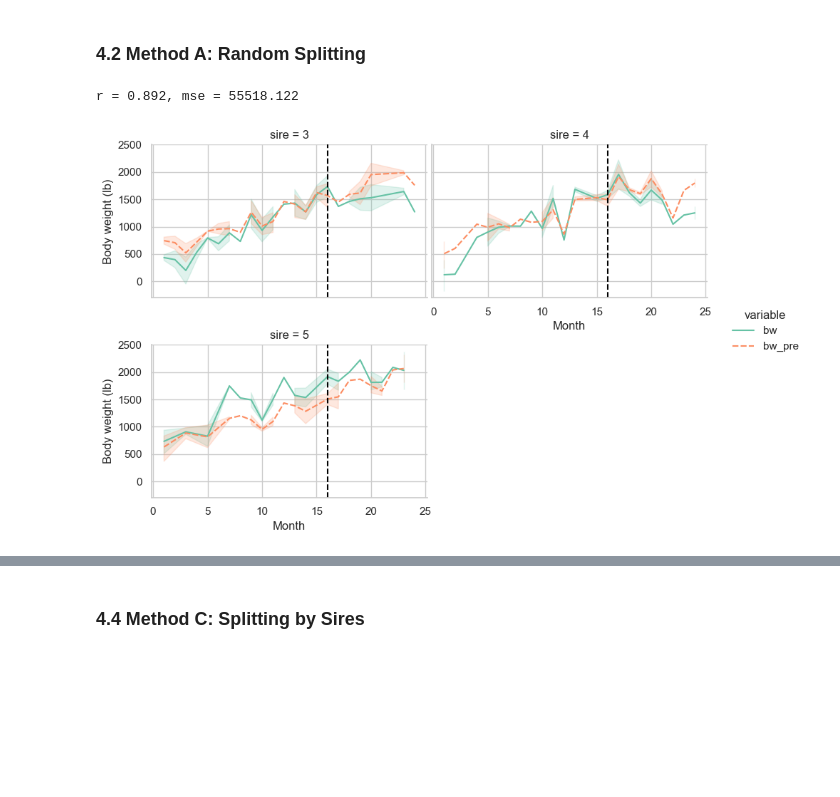
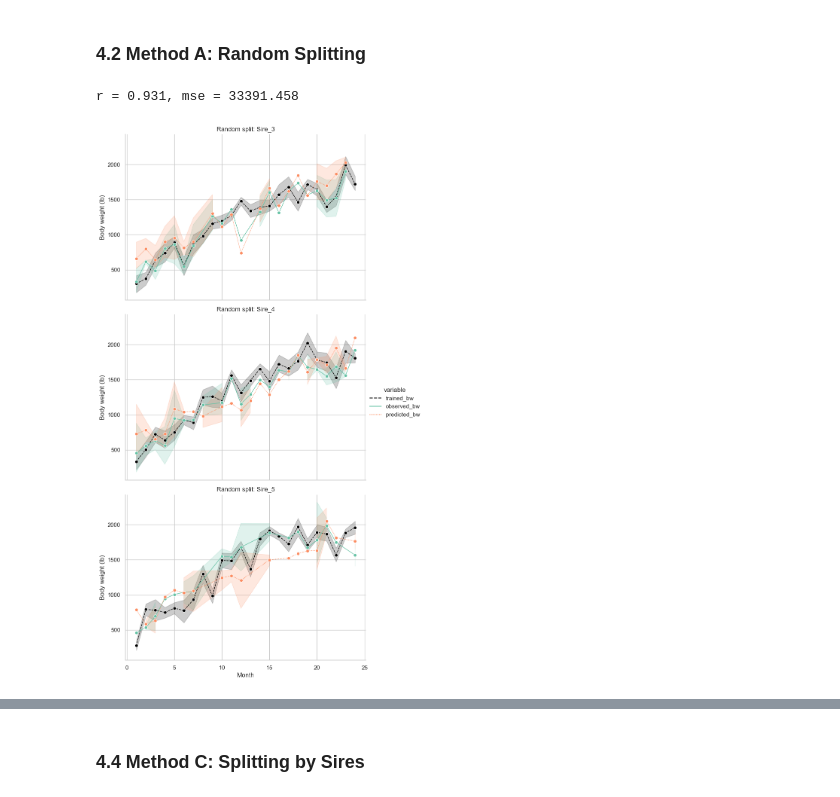
Before and after one commit to Niche-Lab/modeling-guide, a Jupyter notebook: note03_factor_validation.ipynb, the cells around one changed output, grey strips where cells are left out. Drawn from its saved outputs; the diff is of its cells as text; code cells hidden in the pictures; blank space fills up the shorter version.

```diff
--- a/note03_factor_validation.ipynb
+++ b/note03_factor_validation.ipynb
@@ -218,30 +239,25 @@ def fit_and_predict(data_train, data_test):
     mse = mean_squared_error(obs, pre).round(3)
     # print results
     print(f"r = {r}, mse = {mse}")
-    return data_test, r, mse
+    # merge
+    data_all = merge_train_test(data_train, data_test)
+    return data_all, r, mse
 
-def vis_linechart(data_test):
-    data_plot = data_test.melt(id_vars=["sire", "month"], value_vars=["bw", "bw_pre"])
+def vis_results(data, title):
     plot = sns.relplot(x="month", y="value", hue="variable", style="variable",
-                col="sire", col_wrap=2, kind="line",
-                height=3, aspect=1.5,
-                data=data_plot)
-    (plot.map(plt.axvline, x=16, color="k", linestyle="--")
-      .set_axis_labels("Month", "Body weight (lb)")
-      .tight_layout(w_pad=0))
-
-def vis_obspre(data_test, r, mse):
-    sns.scatterplot(x="bw", y="bw_pre", hue="sire", data=data_test)
-    plt.title(f"Model accuracy: r = {r}, mse = {mse}")
-    plt.xlabel("Observed body weight (lbs)")
-    plt.ylabel("Predicted body weight (lbs)")
+            col="sire", col_wrap=1, kind="line", marker="o",
+            hue_order=["trained_bw", "observed_bw", "predicted_bw"],
+            palette=["k", "C0", "C1"],
+            linewidth=1,
+            aspect=1.5,
+            data=data)
+    plot.set_axis_labels("Month", "Body weight (lb)")
+    plot.set_titles("%s: Sire_{col_name}" % title)
 # %% [markdown]
 ### 4.2 Method A: Random Splitting
 # %%
-data_test_A, r_A, mse_A = fit_and_predict(data_train_A, data_test_A)
+data_A, r_A, mse_A = fit_and_predict(data_train_A, data_test_A)
+vis_results(data_A, "Random split")
 # %% [output]
-r = 0.892, mse = 55518.122
+r = 0.931, mse = 33391.458
+[figure, added]
-# %%
-vis_linechart(data_test_A)
-# %% [output]
-[figure, removed]
```
Also changed, not shown: parts of 16 cells of this notebook, 3 other files.
